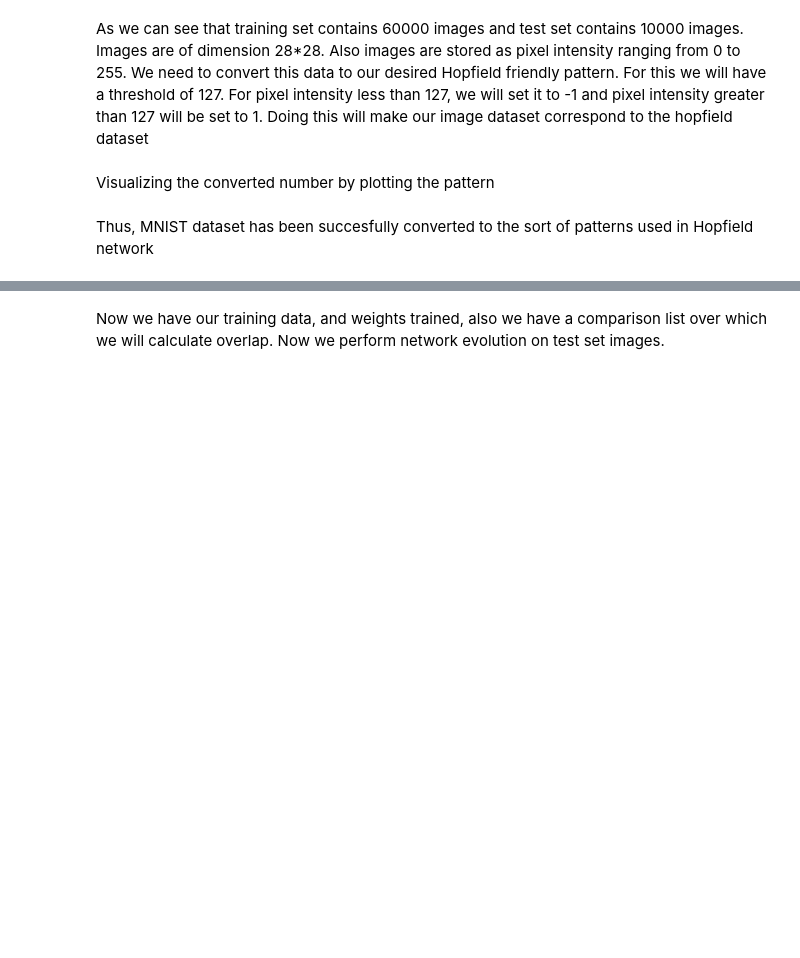
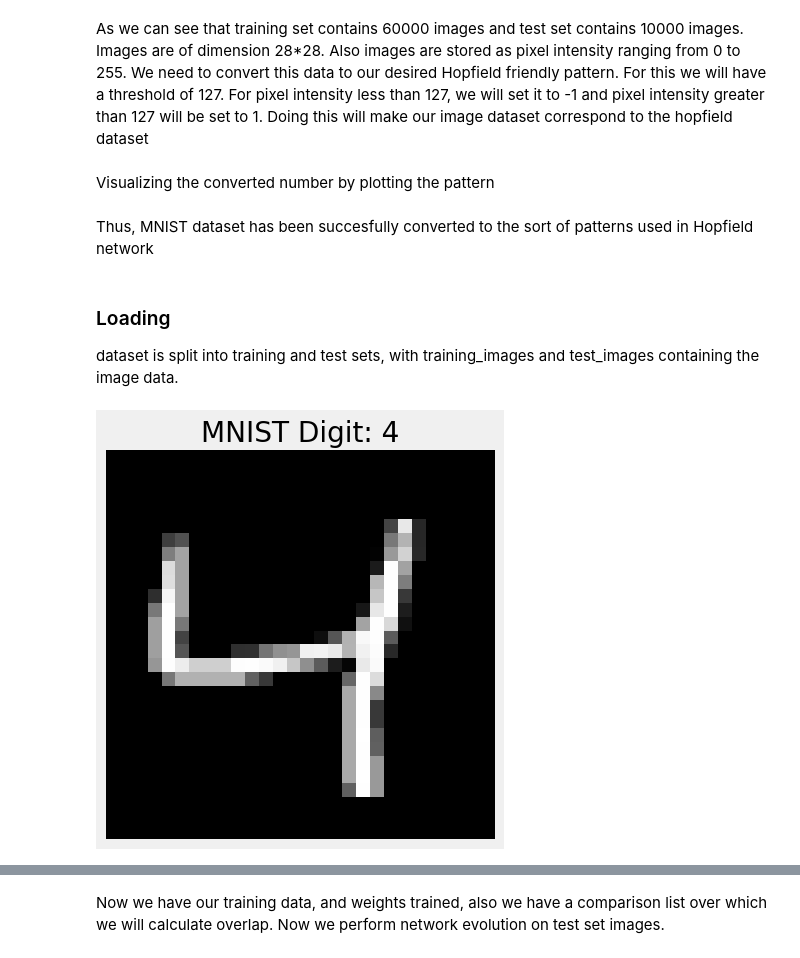
Before and after one commit to jiyanshud22/CS786-A1, a Jupyter notebook: CS786A1.ipynb, the cells around one changed output, grey strips where cells are left out. Saved outputs shown, nothing was run; the diff lists cells and outputs as text; code cells hidden in the pictures; blank space fills up the shorter version.

```diff
--- a/CS786A1.ipynb
+++ b/CS786A1.ipynb
@@ -458,19 +502,23 @@ Doing this will make our image dataset correspond to the hopfield dataset
 Visualizing the converted number by plotting the pattern
 # %% [markdown]
 Thus, MNIST dataset has been succesfully converted to the sort of patterns used in Hopfield network
+# %% [markdown]
+### Loading
+dataset is split into training and test sets, with training_images and test_images containing the image data.
 # %%
 # Q3 Part 1: Load and Visualize MNIST Data
 
 import tensorflow as tf
 from tensorflow.keras.datasets import mnist
-from PIL import Image
 import matplotlib.pyplot as plt
 
 # Loading the MNIST dataset using TensorFlow/Keras
 (training_images, training_labels), (test_images, test_labels) = mnist.load_data()
 
 # Visualizing an image from the training set
-Image.fromarray(training_images[2]).resize((100, 100)).show()
-
-# Observation for Q3 Part 1:
-# The MNIST dataset has been successfully loaded, and an image from the dataset has been visualized.
+plt.imshow(training_images[2], cmap='gray')
+plt.title(f"MNIST Digit: {training_labels[2]}")
+plt.axis('off')
+plt.show()
+# %% [output]
+[figure, added]
```
Also changed, not shown: parts of 28 cells of this notebook.
